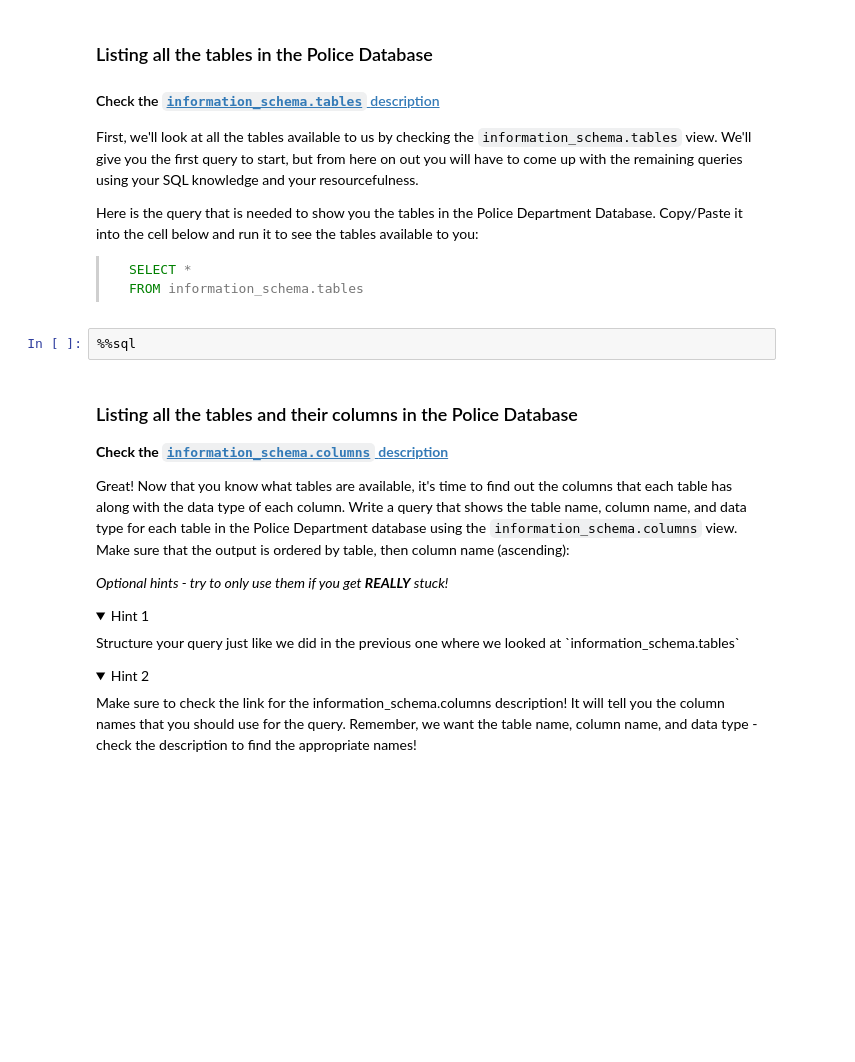
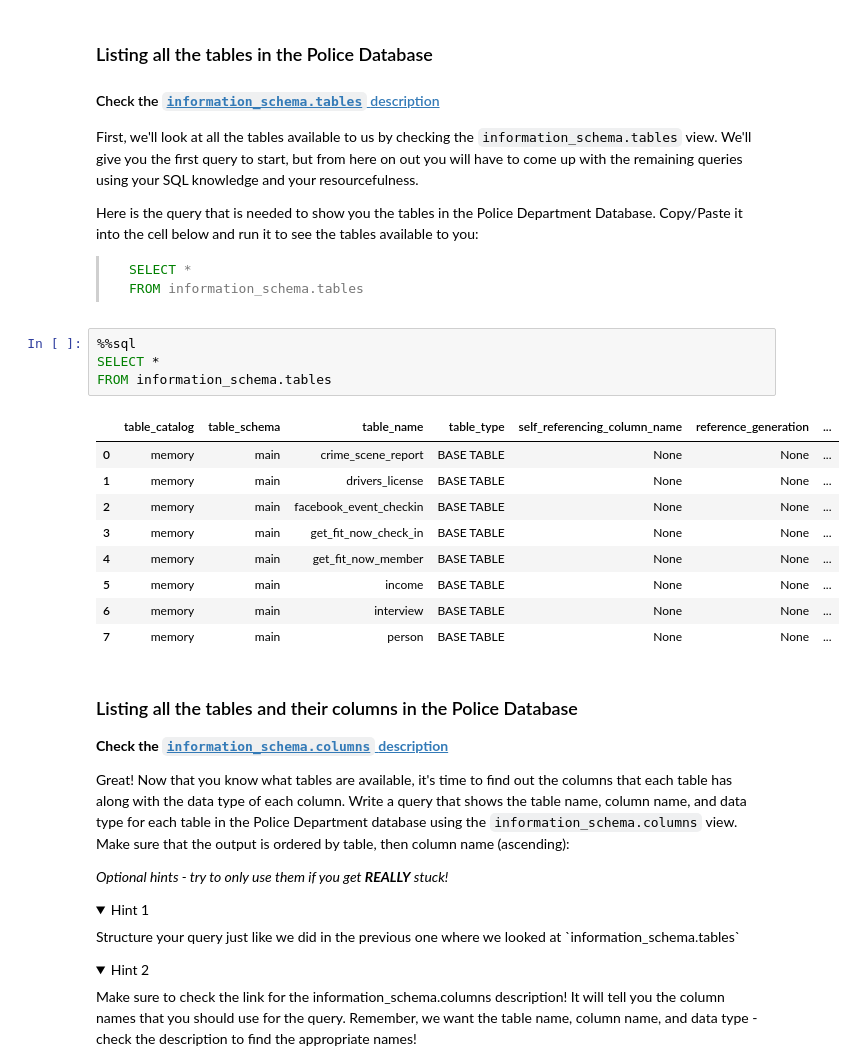
Before and after one commit to Fri03/COOP, a Jupyter notebook: notebooks/COOP_SQL_Murder_Mystery.ipynb, the cells around one changed output. Cells and saved outputs as stored; diff of their text form; folded sections open; blank space fills up the shorter version.

````diff
--- a/notebooks/COOP_SQL_Murder_Mystery.ipynb
+++ b/notebooks/COOP_SQL_Murder_Mystery.ipynb
@@ -59,6 +59,18 @@ Here is the query that is needed to show you the tables in the Police Department
 >```
 # %%
 %%sql
+SELECT *
+FROM information_schema.tables
+# %% [output]
+|  | table_catalog | table_schema | table_name | table_type | self_referencing_column_name | reference_generation | ... |
+| 0 | memory | main | crime_scene_report | BASE TABLE | None | None | ... |
+| 1 | memory | main | drivers_license | BASE TABLE | None | None | ... |
+| 2 | memory | main | facebook_event_checkin | BASE TABLE | None | None | ... |
+| 3 | memory | main | get_fit_now_check_in | BASE TABLE | None | None | ... |
+| 4 | memory | main | get_fit_now_member | BASE TABLE | None | None | ... |
+| 5 | memory | main | income | BASE TABLE | None | None | ... |
+| 6 | memory | main | interview | BASE TABLE | None | None | ... |
+| 7 | memory | main | person | BASE TABLE | None | None | ... |
 # %% [markdown]
 ### Listing all the tables and their columns in the Police Database
 
````
Also changed, not shown: parts of 15 cells of this notebook.
